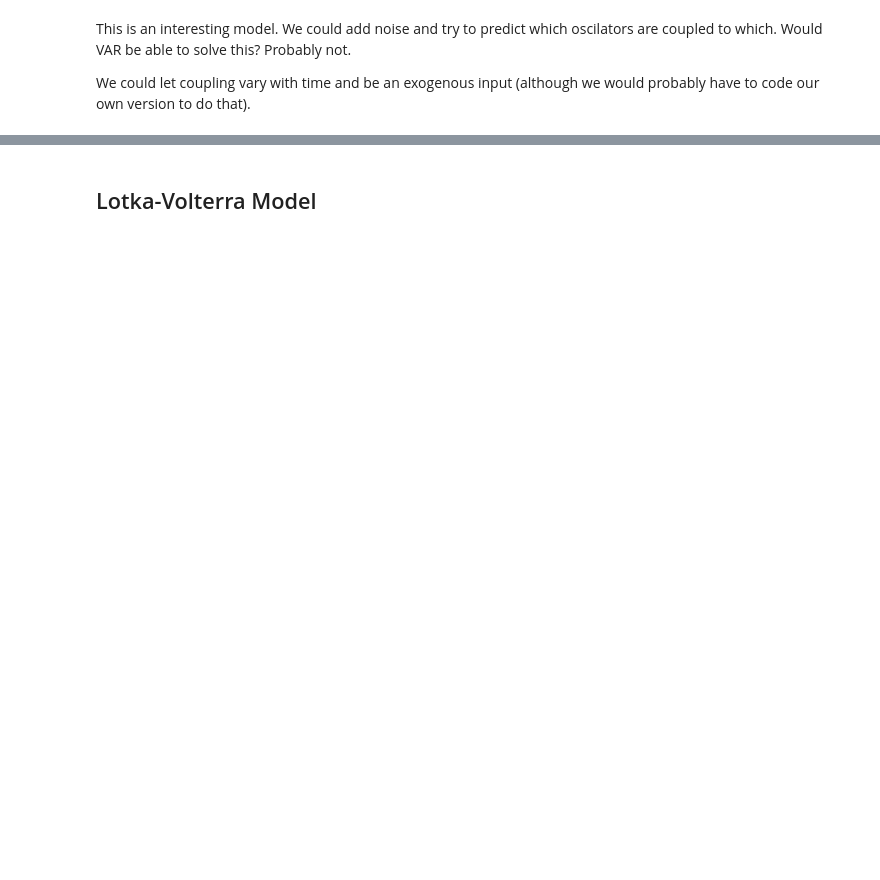
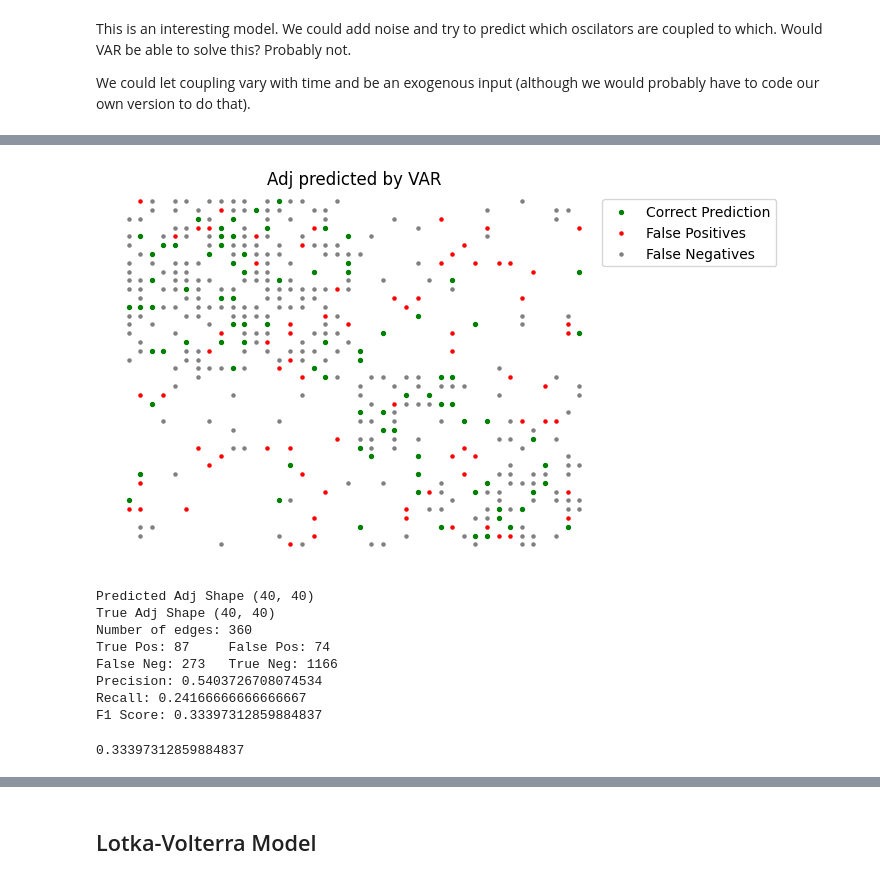
Before and after one commit to djpasseyjr/graphinference, a Jupyter notebook: Notebooks/Jupyter/NetrdModels.ipynb, the cells around one changed output, grey strips where cells are left out. Saved outputs shown, nothing was run; the diff lists cells and outputs as text; code cells hidden in the pictures; blank space fills up the shorter version.

```diff
--- a/Notebooks/Jupyter/NetrdModels.ipynb
+++ b/Notebooks/Jupyter/NetrdModels.ipynb
@@ -21,6 +23,7 @@ cluster_connection_probs = [
 num_nodes = sum(cluster_sizes)
 
 G = nx.stochastic_block_model(cluster_sizes, cluster_connection_probs)
+adj = nx.adjacency_matrix(G).todense()
 # %% [markdown]
 ## Kuramoto Model
 # %%
@@ -68,0 +80,17 @@ We could let coupling vary with time and be an exogenous input (although we woul
+# %%
+kuramoto_ts = np.sin(X)
+predicted_adj = inference_methods.vector_autoregression(kuramoto_ts, np.sum(adj))
+
+metrics.compare_adj_plot(adj, predicted_adj, title="Adj predicted by VAR")
+metrics.compare_adj_f1_score(adj, predicted_adj, verbose=True)
+# %% [output]
+[figure, added]
+Predicted Adj Shape (40, 40)
+True Adj Shape (40, 40)
+Number of edges: 360
+True Pos: 87     False Pos: 74
+False Neg: 273   True Neg: 1166
+Precision: 0.5403726708074534
+Recall: 0.24166666666666667
+F1 Score: 0.33397312859884837
+0.33397312859884837
```
Also changed, not shown: parts of 16 cells of this notebook, 4 other files.
